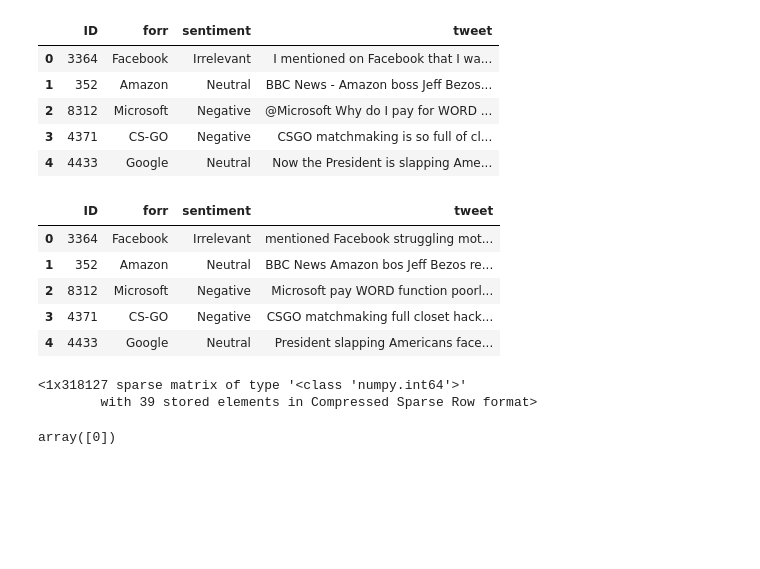
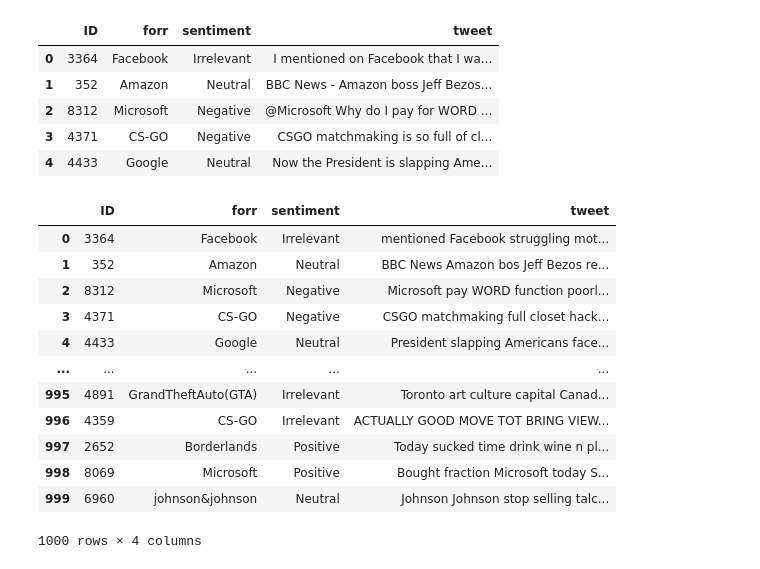
Before and after one commit to 24yashmistry/Twitter-sentiment-analysis, a Jupyter notebook: twitter_sentiment_analysis.ipynb, the cells around one changed output. Cells and saved outputs as stored; diff of their text form; code cells hidden in the pictures; blank space fills up the shorter version.

```diff
--- a/twitter_sentiment_analysis.ipynb
+++ b/twitter_sentiment_analysis.ipynb
@@ -6,4 +4,4 @@ Skipping, found downloaded files in ".\twitter-entity-sentiment-analysis" (use f
 # %%
 import pandas as pd
-data1 = pd.read_csv("twitter-entity-sentiment-analysis/twitter_training.csv")
-data2 = pd.read_csv("twitter-entity-sentiment-analysis/twitter_validation.csv")
+data1 = pd.read_csv("twitter_training.csv")
+data2 = pd.read_csv("twitter_validation.csv")
@@ -226,14 +204,19 @@ data2.head()
 | 2 | 8312 | Microsoft | Negative | @Microsoft Why do I pay for WORD ... |
 | 3 | 4371 | CS-GO | Negative | CSGO matchmaking is so full of cl... |
 | 4 | 4433 | Google | Neutral | Now the President is slapping Ame... |
-# %%
-data2['tweet'] = data2['tweet'].apply(preprocess_text)
 # %%
-data2.head()
+data2
 # %% [output]
 |  | ID | forr | sentiment | tweet |
 | 0 | 3364 | Facebook | Irrelevant | mentioned Facebook struggling mot... |
 | 1 | 352 | Amazon | Neutral | BBC News Amazon bos Jeff Bezos re... |
 | 2 | 8312 | Microsoft | Negative | Microsoft pay WORD function poorl... |
 | 3 | 4371 | CS-GO | Negative | CSGO matchmaking full closet hack... |
 | 4 | 4433 | Google | Neutral | President slapping Americans face... |
+| ... | ... | ... | ... | ... |
+| 995 | 4891 | GrandTheftAuto(GTA) | Irrelevant | Toronto art culture capital Canad... |
+| 996 | 4359 | CS-GO | Irrelevant | ACTUALLY GOOD MOVE TOT BRING VIEW... |
+| 997 | 2652 | Borderlands | Positive | Today sucked time drink wine n pl... |
+| 998 | 8069 | Microsoft | Positive | Bought fraction Microsoft today S... |
+| 999 | 6960 | johnson&johnson | Neutral | Johnson Johnson stop selling talc... |
+1000 rows × 4 columns
@@ -245,5 +222,0 @@ tst = vect.transform(tst)
-# %%
-tst[0]
-# %% [output]
-<1x318127 sparse matrix of type '<class 'numpy.int64'>'
-        with 39 stored elements in Compressed Sparse Row format>
@@ -252,4 +222,0 @@ predict = lr.predict(tst[0])
-# %%
-predict
-# %% [output]
-array([0])
```
Also changed, not shown: parts of 28 cells of this notebook.
